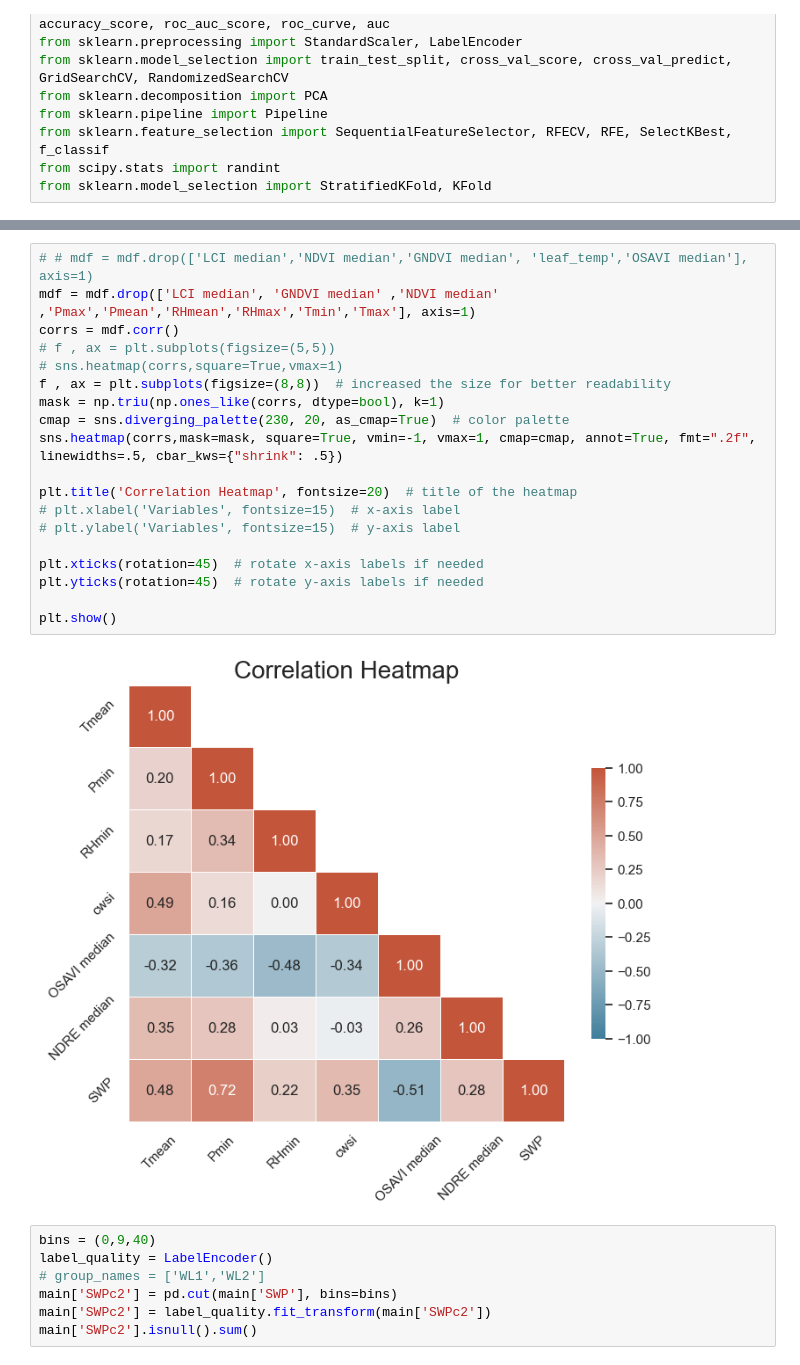
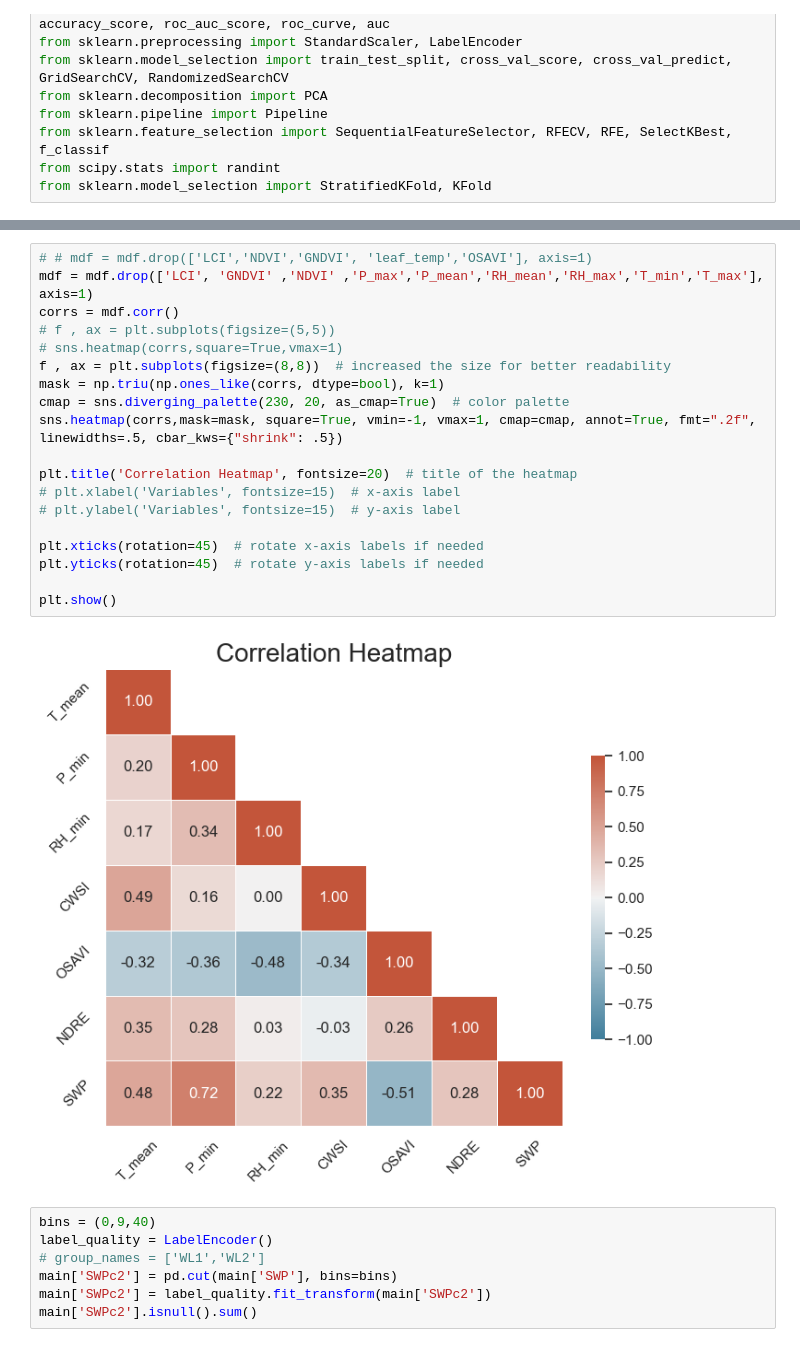
Before and after one commit to mehradmrt/P_Orchard_Data_Analysis, a Jupyter notebook: src_data_analysis/ML_algorithms_new.ipynb, the cells around one changed output, grey strips where cells are left out. Cells and saved outputs as stored; diff of their text form.

```diff
--- a/src_data_analysis/ML_algorithms_new.ipynb
+++ b/src_data_analysis/ML_algorithms_new.ipynb
@@ -98,24 +99,24 @@ plt.show()
 # %%
-# # mdf = mdf.drop(['LCI median','NDVI median','GNDVI median', 'leaf_temp','OSAVI median'], axis=1)
-mdf = mdf.drop(['LCI median', 'GNDVI median' ,'NDVI median' ,'Pmax','Pmean','RHmean','RHmax','Tmin','Tmax'], axis=1)
+# # mdf = mdf.drop(['LCI','NDVI','GNDVI', 'leaf_temp','OSAVI'], axis=1)
+mdf = mdf.drop(['LCI', 'GNDVI' ,'NDVI' ,'P_max','P_mean','RH_mean','RH_max','T_min','T_max'], axis=1)
 corrs = mdf.corr()
 # f , ax = plt.subplots(figsize=(5,5))
 # sns.heatmap(corrs,square=True,vmax=1)
 f , ax = plt.subplots(figsize=(8,8))  # increased the size for better readability
 mask = np.triu(np.ones_like(corrs, dtype=bool), k=1)
 cmap = sns.diverging_palette(230, 20, as_cmap=True)  # color palette
 sns.heatmap(corrs,mask=mask, square=True, vmin=-1, vmax=1, cmap=cmap, annot=True, fmt=".2f", linewidths=.5, cbar_kws={"shrink": .5})
 
 plt.title('Correlation Heatmap', fontsize=20)  # title of the heatmap
 # plt.xlabel('Variables', fontsize=15)  # x-axis label
 # plt.ylabel('Variables', fontsize=15)  # y-axis label
 
 plt.xticks(rotation=45)  # rotate x-axis labels if needed
 plt.yticks(rotation=45)  # rotate y-axis labels if needed
 
 plt.show()
 # %% [output]
-[figure, old version]
+[figure, new version]
 # %%
 bins = (0,9,40)
 label_quality = LabelEncoder()
```
Also changed, not shown: parts of 23 cells of this notebook, 13 other files.
